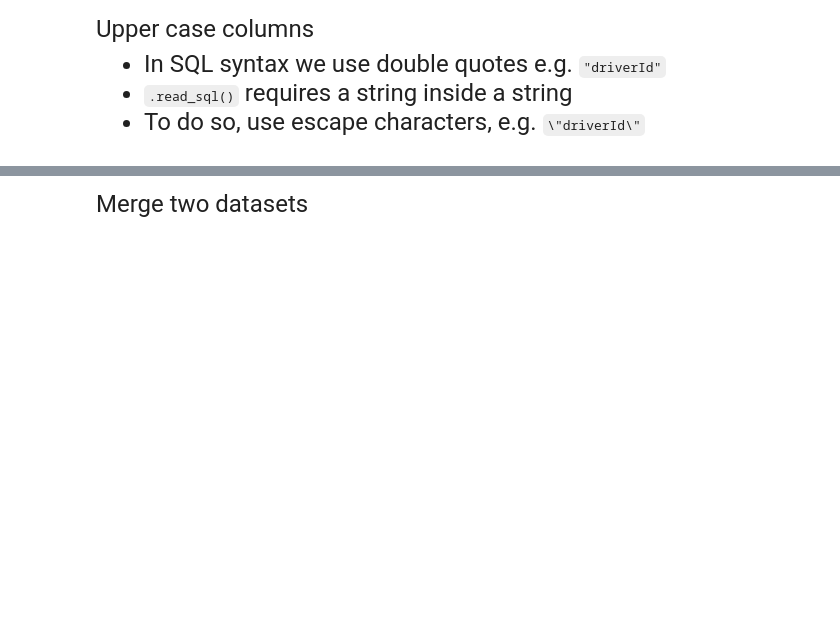
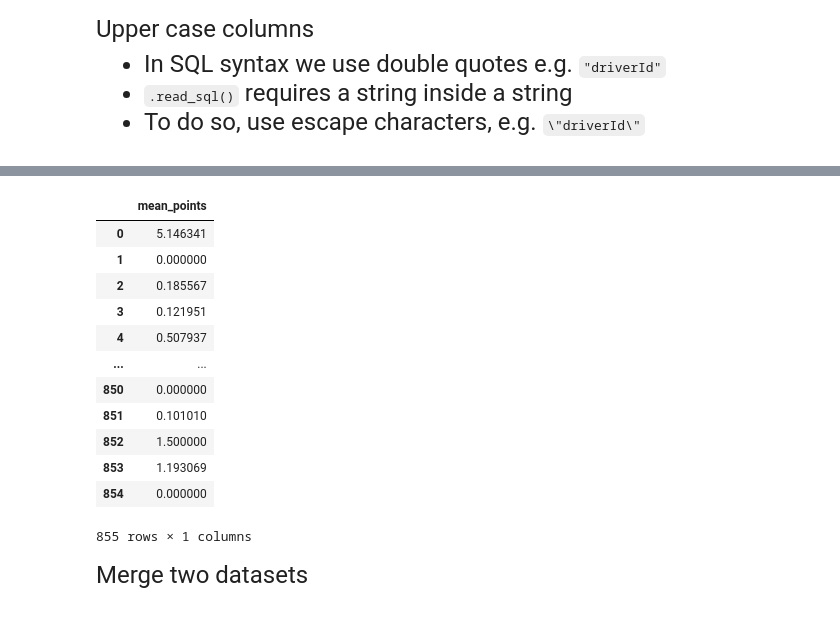
Before and after one commit to ZixuanChenLeo/qtm151_fall_2023, a Jupyter notebook: lecture_18/lecture_18self.ipynb, the cells around one changed output, grey strips where cells are left out. Cells and saved outputs as stored; diff of their text form; code cells hidden in the pictures; blank space fills up the shorter version.

```diff
--- a/lecture_18/lecture_18self.ipynb
+++ b/lecture_18/lecture_18self.ipynb
@@ -215,3 +231,19 @@ example5 = pd.read_sql(text("SELECT AVG(points) as mean_points \
+# %%
+example5
+# %% [output]
+|  | mean_points |
+| 0 | 5.146341 |
+| 1 | 0.000000 |
+| 2 | 0.185567 |
+| 3 | 0.121951 |
+| 4 | 0.507937 |
+| ... | ... |
+| 850 | 0.000000 |
+| 851 | 0.101010 |
+| 852 | 1.500000 |
+| 853 | 1.193069 |
+| 854 | 0.000000 |
+855 rows × 1 columns
 # %% [markdown]
 <font size = "5">
 
```
Also changed, not shown: parts of 1 cell of this notebook, 1 other file.
